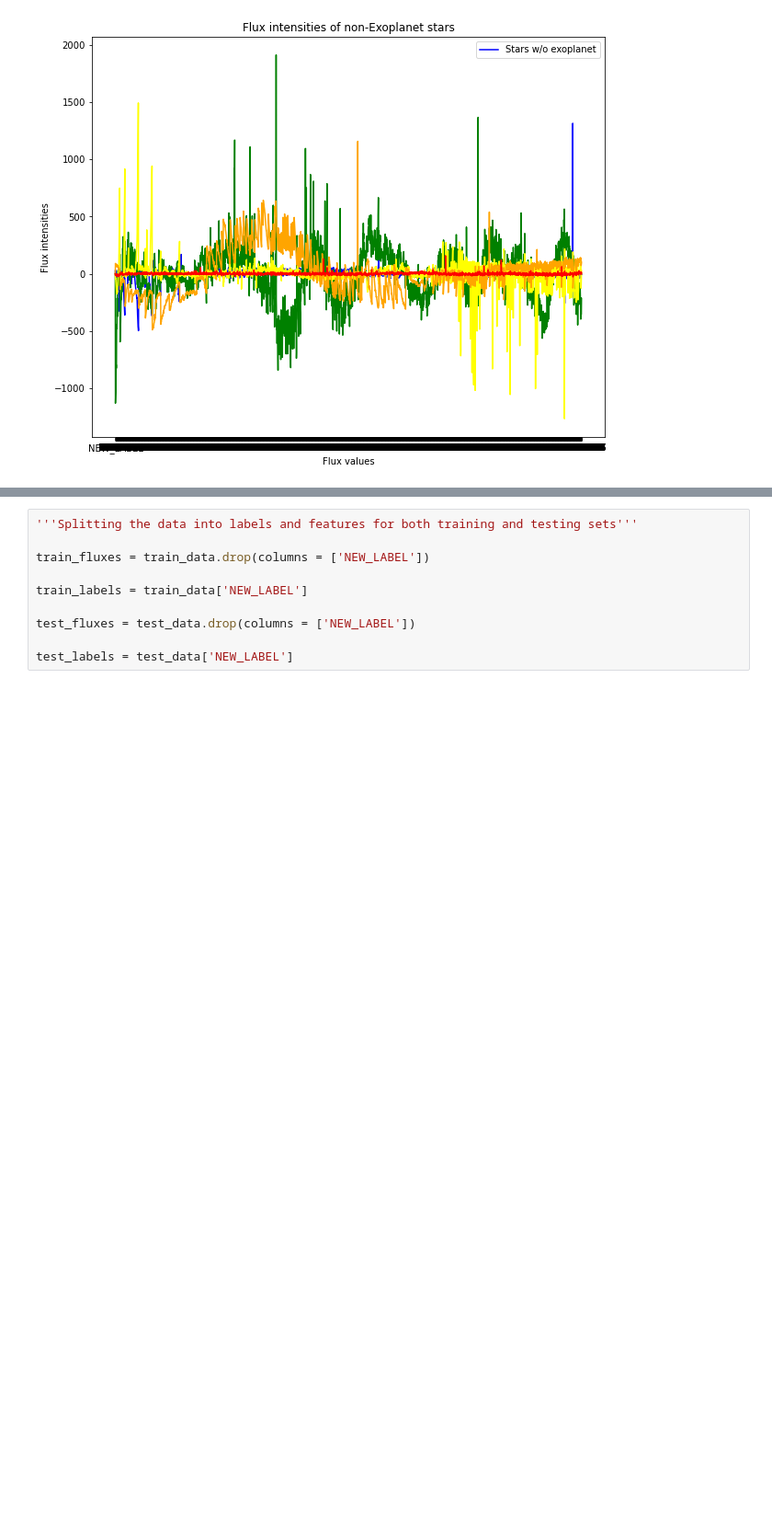
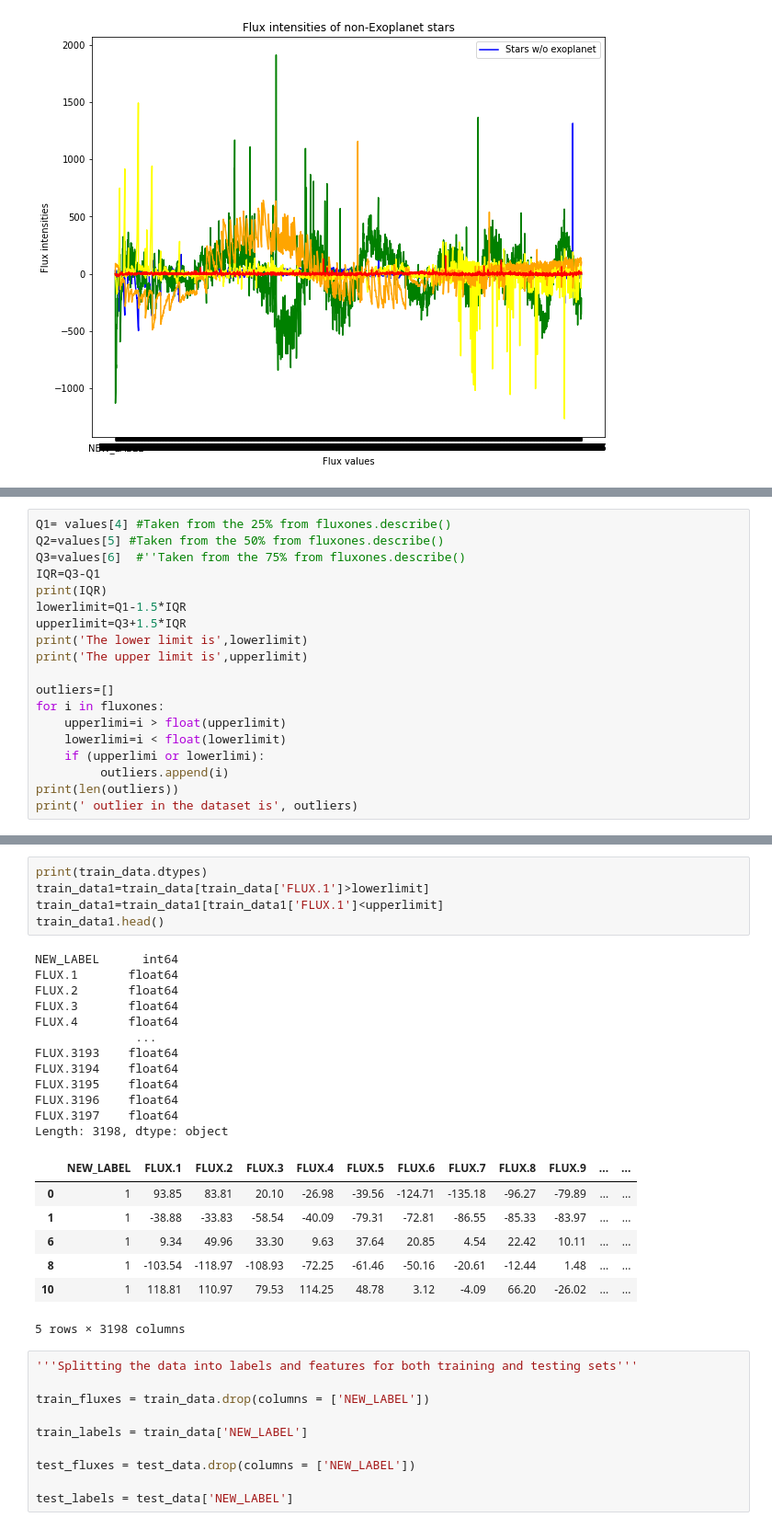
Before and after one commit to Shield94/CMSE202_Project, a Jupyter notebook: Semester Project.ipynb, the cells around one changed output, grey strips where cells are left out. Shown: that part at 92% size. Saved outputs shown, nothing was run; the diff lists cells and outputs as text; blank space fills up the shorter version.

```diff
--- a/Semester Project.ipynb
+++ b/Semester Project.ipynb
@@ -104,0 +122,19 @@ plt.show()
+# %%
+Q1= values[4] #Taken from the 25% from fluxones.describe()
+Q2=values[5] #Taken from the 50% from fluxones.describe()
+Q3=values[6]  #''Taken from the 75% from fluxones.describe()
+IQR=Q3-Q1
+print(IQR)
+lowerlimit=Q1-1.5*IQR
+upperlimit=Q3+1.5*IQR
+print('The lower limit is',lowerlimit)
+print('The upper limit is',upperlimit)
+
+outliers=[]
+for i in fluxones:
+    upperlimi=i > float(upperlimit)
+    lowerlimi=i < float(lowerlimit)
+    if (upperlimi or lowerlimi):
+         outliers.append(i)
+print(len(outliers))
+print(' outlier in the dataset is', outliers)
@@ -105,3 +169,28 @@ plt.show()
+# %%
+print(train_data.dtypes)
+train_data1=train_data[train_data['FLUX.1']>lowerlimit]
+train_data1=train_data1[train_data1['FLUX.1']<upperlimit]
+train_data1.head()
+# %% [output]
+NEW_LABEL      int64
+FLUX.1       float64
+FLUX.2       float64
+FLUX.3       float64
+FLUX.4       float64
+              ...
+FLUX.3193    float64
+FLUX.3194    float64
+FLUX.3195    float64
+FLUX.3196    float64
+FLUX.3197    float64
+Length: 3198, dtype: object
+|  | NEW_LABEL | FLUX.1 | FLUX.2 | FLUX.3 | FLUX.4 | FLUX.5 | FLUX.6 | FLUX.7 | FLUX.8 | FLUX.9 | ... | ... |
+| 0 | 1 | 93.85 | 83.81 | 20.10 | -26.98 | -39.56 | -124.71 | -135.18 | -96.27 | -79.89 | ... | ... |
+| 1 | 1 | -38.88 | -33.83 | -58.54 | -40.09 | -79.31 | -72.81 | -86.55 | -85.33 | -83.97 | ... | ... |
+| 6 | 1 | 9.34 | 49.96 | 33.30 | 9.63 | 37.64 | 20.85 | 4.54 | 22.42 | 10.11 | ... | ... |
+| 8 | 1 | -103.54 | -118.97 | -108.93 | -72.25 | -61.46 | -50.16 | -20.61 | -12.44 | 1.48 | ... | ... |
+| 10 | 1 | 118.81 | 110.97 | 79.53 | 114.25 | 48.78 | 3.12 | -4.09 | 66.20 | -26.02 | ... | ... |
+5 rows × 3198 columns
 # %%
 '''Splitting the data into labels and features for both training and testing sets'''
 
```
Also changed, not shown: parts of 4 cells of this notebook.
